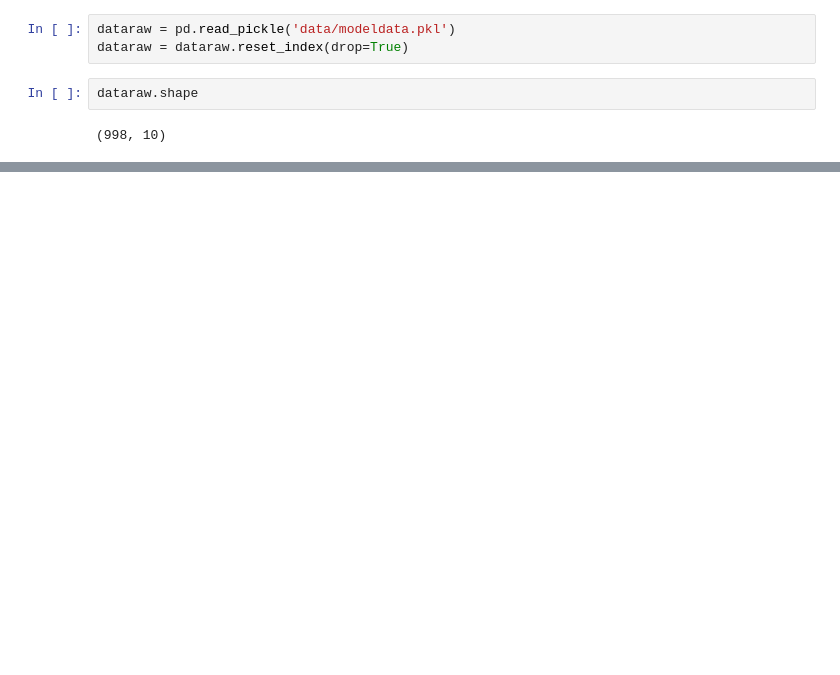
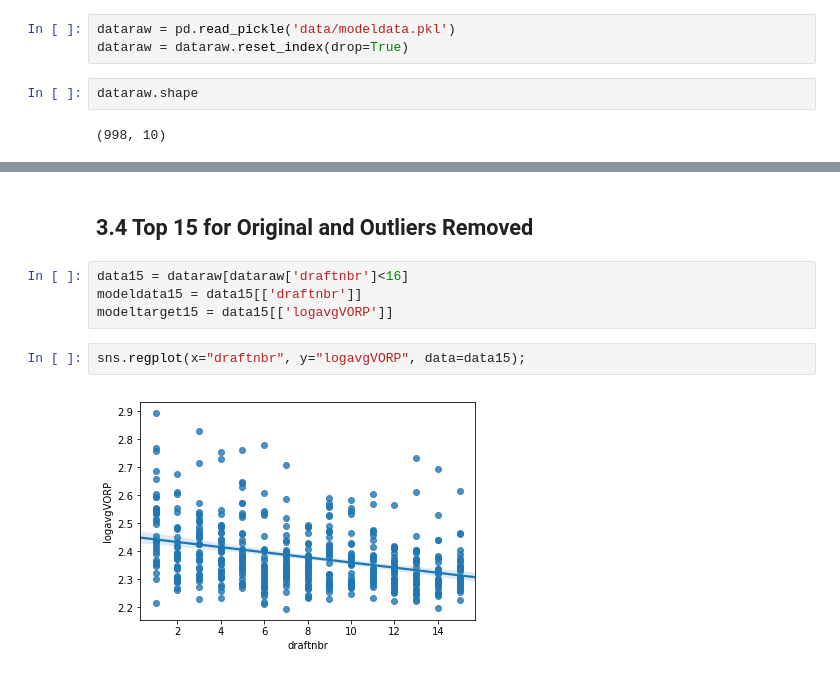
Before and after one commit to mkduchak/luther-project, a Jupyter notebook: 3_model_tuning.ipynb, the cells around one changed output, grey strips where cells are left out. Saved outputs shown, nothing was run; the diff lists cells and outputs as text; blank space fills up the shorter version.

```diff
--- a/3_model_tuning.ipynb
+++ b/3_model_tuning.ipynb
@@ -100,0 +296,10 @@ array([-0.00138467, -0.00388794,  0.00474214,  0.00860353, -0.00072074,
+# %% [markdown]
+## 3.4 Top 15 for Original and Outliers Removed
+# %%
+data15 = dataraw[dataraw['draftnbr']<16]
+modeldata15 = data15[['draftnbr']]
+modeltarget15 = data15[['logavgVORP']]
+# %%
+sns.regplot(x="draftnbr", y="logavgVORP", data=data15);
+# %% [output]
+[figure, added]
```
Also changed, not shown: parts of 31 cells of this notebook.
